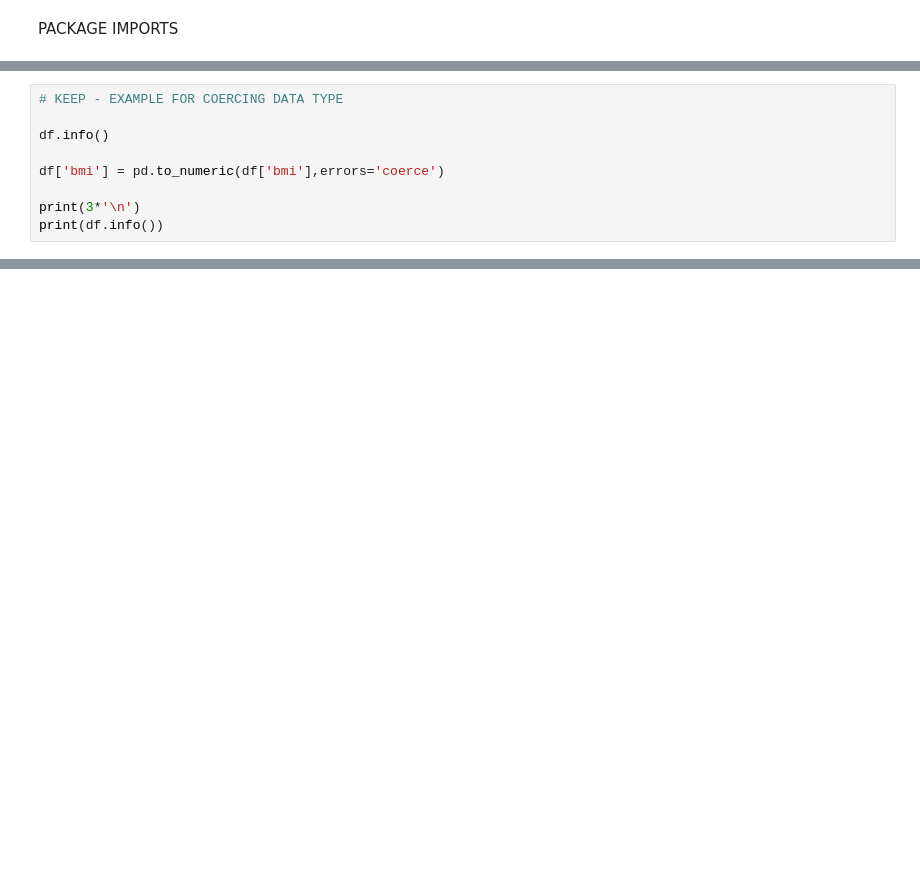
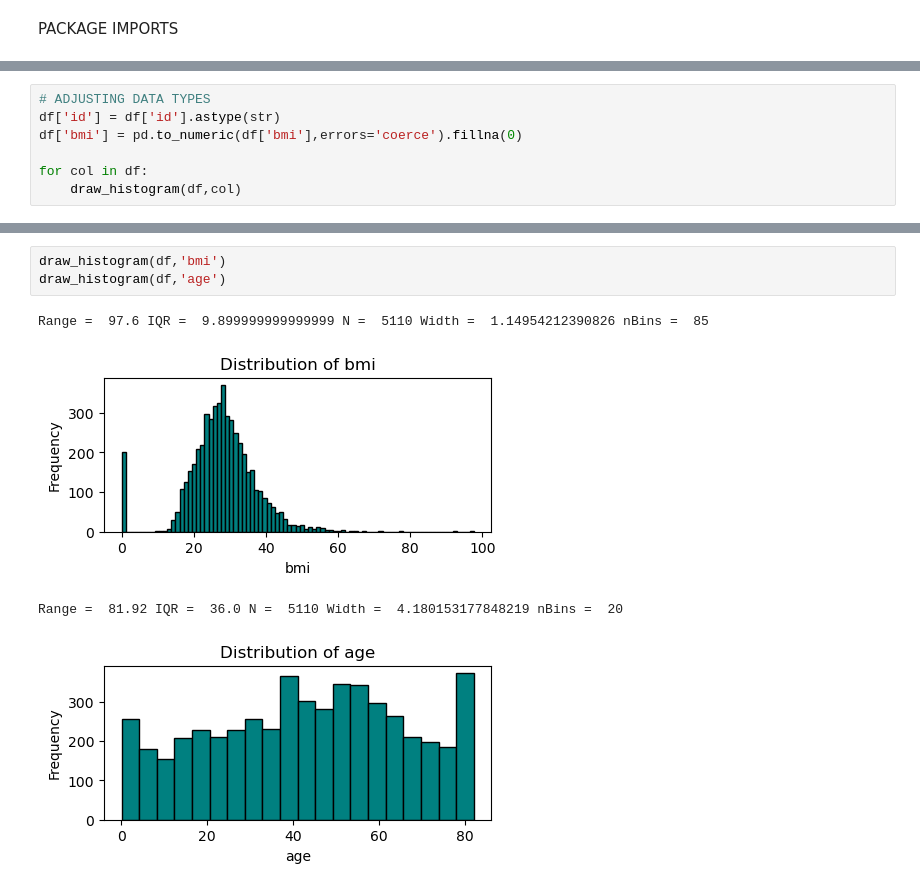
Before and after one commit to mnorton365/Python, a Jupyter notebook: test.ipynb, the cells around one changed output, grey strips where cells are left out. Drawn from its saved outputs; the diff is of its cells as text; blank space fills up the shorter version.

Commit message:
Histogram Exploration

```diff
--- a/test.ipynb
+++ b/test.ipynb
@@ -111,10 +103,8 @@ Missing Values:
 # %%
-# KEEP - EXAMPLE FOR COERCING DATA TYPE
+# ADJUSTING DATA TYPES
+df['id'] = df['id'].astype(str)
+df['bmi'] = pd.to_numeric(df['bmi'],errors='coerce').fillna(0)
 
-df.info()
-
-df['bmi'] = pd.to_numeric(df['bmi'],errors='coerce')
-
-print(3*'\n')
-print(df.info())
+for col in df:
+    draw_histogram(df,col)
 # %% [output]
@@ -137,0 +133,8 @@ None
+# %%
+draw_histogram(df,'bmi')
+draw_histogram(df,'age')
+# %% [output]
+Range =  97.6 IQR =  9.899999999999999 N =  5110 Width =  1.14954212390826 nBins =  85
+[figure, added]
+Range =  81.92 IQR =  36.0 N =  5110 Width =  4.180153177848219 nBins =  20
+[figure, added]
```
Also changed, not shown: parts of 8 cells of this notebook.
